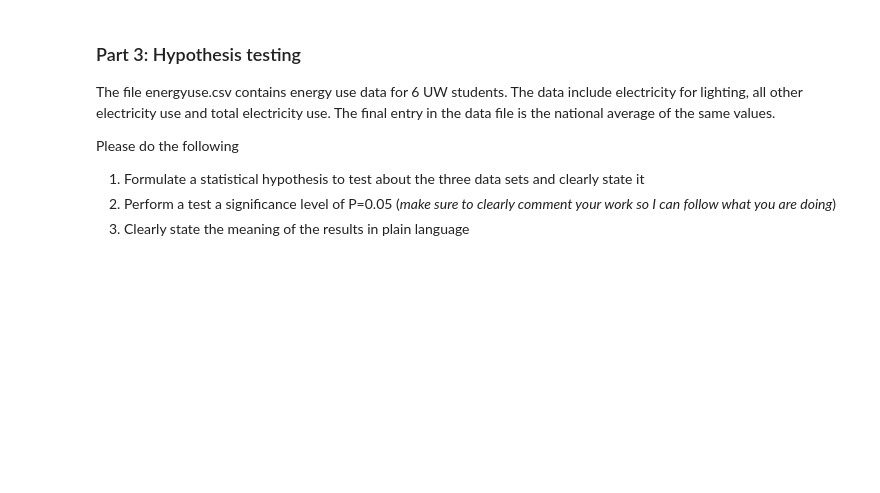
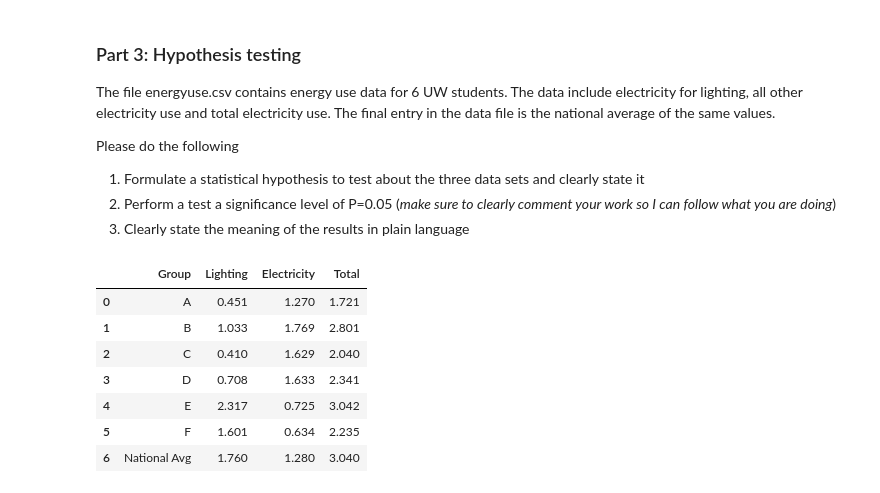
Before and after one commit to jrodguez/statistical_methods, a Jupyter notebook: HW3.ipynb, the cells around one changed output. Drawn from its saved outputs; the diff is of its cells as text; code cells hidden in the pictures; blank space fills up the shorter version.

```diff
--- a/HW3.ipynb
+++ b/HW3.ipynb
@@ -52,3 +270,16 @@ Please do the following
 1) Formulate a statistical hypothesis to test about the three data sets and clearly state it
 2) Perform a test a significance level of P=0.05 (_make sure to clearly comment your work so I can follow what you are doing_)
 3) Clearly state the meaning of the results in plain language
+# %%
+energyuse = pd.read_csv('energyuse.csv')
+
+energyuse
+# %% [output]
+|  | Group | Lighting | Electricity | Total |
+| 0 | A | 0.451 | 1.270 | 1.721 |
+| 1 | B | 1.033 | 1.769 | 2.801 |
+| 2 | C | 0.410 | 1.629 | 2.040 |
+| 3 | D | 0.708 | 1.633 | 2.341 |
+| 4 | E | 2.317 | 0.725 | 3.042 |
+| 5 | F | 1.601 | 0.634 | 2.235 |
+| 6 | National Avg | 1.760 | 1.280 | 3.040 |
```
Also changed, not shown: parts of 51 cells of this notebook.
